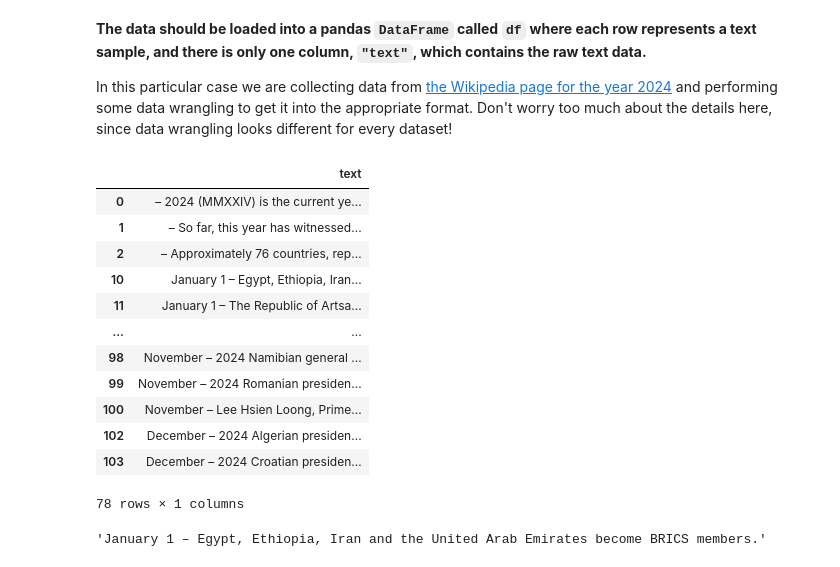
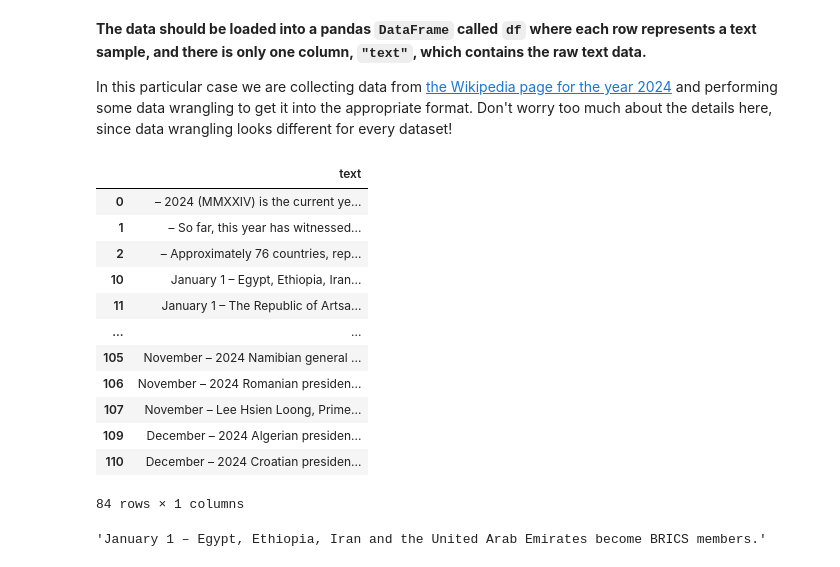
Before and after one commit to yychiang/Building-a-Custom-OpenAI-Chatbot, a Jupyter notebook: ChatbotProject_2024_0302.ipynb, the cells around one changed output. Cells and saved outputs as stored; diff of their text form; code cells hidden in the pictures.

```diff
--- a/ChatbotProject_2024_0302.ipynb
+++ b/ChatbotProject_2024_0302.ipynb
@@ -83,6 +85,7 @@ import requests
 
 
 # Get the Wikipedia page for "2024" since OpenAI's models stop in 2021
+params = {
     "action": "query",
     "prop": "extracts",
     "exlimit": 1,
@@ -98,39 +101,39 @@ resp = requests.get("https://en.wikipedia.org/w/api.php", params=params)
 # Load page text into a dataframe
 df = pd.DataFrame()
 df["text"] = resp.json()["query"]["pages"][0]["extract"].split("\n")
 
 # Clean up text to remove empty lines and headings
 df = df[(df["text"].str.len() > 0) & (~df["text"].str.startswith("=="))]
 
 # In some cases dates are used as headings instead of being part of the
 # text sample; adjust so dated text samples start with dates
 prefix = ""
 for (i, row) in df.iterrows():
     # If the row already has " - ", it already has the needed date prefix
     if " – " not in row["text"]:
         try:
             # If the row's text is a date, set it as the new prefix
             parse(row["text"])
             prefix = row["text"]
         except:
             # If the row's text isn't a date, add the prefix
             row["text"] = prefix + " – " + row["text"]
 df = df[df["text"].str.contains(" – ")]
 df
 # %% [output]
 |  | text |
 | 0 | – 2024 (MMXXIV) is the current ye... |
 | 1 | – So far, this year has witnessed... |
 | 2 | – Approximately 76 countries, rep... |
 | 10 | January 1 – Egypt, Ethiopia, Iran... |
 | 11 | January 1 – The Republic of Artsa... |
 | ... | ... |
-| 98 | November – 2024 Namibian general ... |
-| 99 | November – 2024 Romanian presiden... |
-| 100 | November – Lee Hsien Loong, Prime... |
-| 102 | December – 2024 Algerian presiden... |
-| 103 | December – 2024 Croatian presiden... |
+| 105 | November – 2024 Namibian general ... |
+| 106 | November – 2024 Romanian presiden... |
+| 107 | November – Lee Hsien Loong, Prime... |
+| 109 | December – 2024 Algerian presiden... |
+| 110 | December – 2024 Croatian presiden... |
-78 rows × 1 columns
+84 rows × 1 columns
 # %%
 df["text"][10]
 # %% [output]
```
Also changed, not shown: parts of 9 cells of this notebook.
